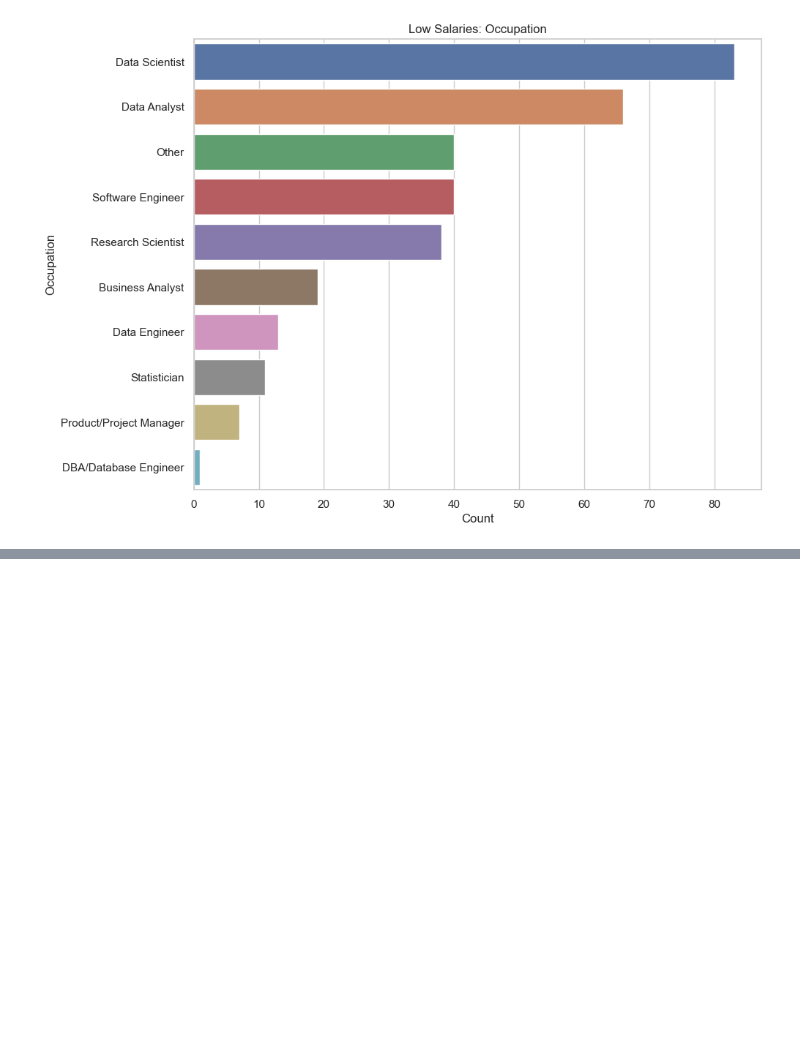
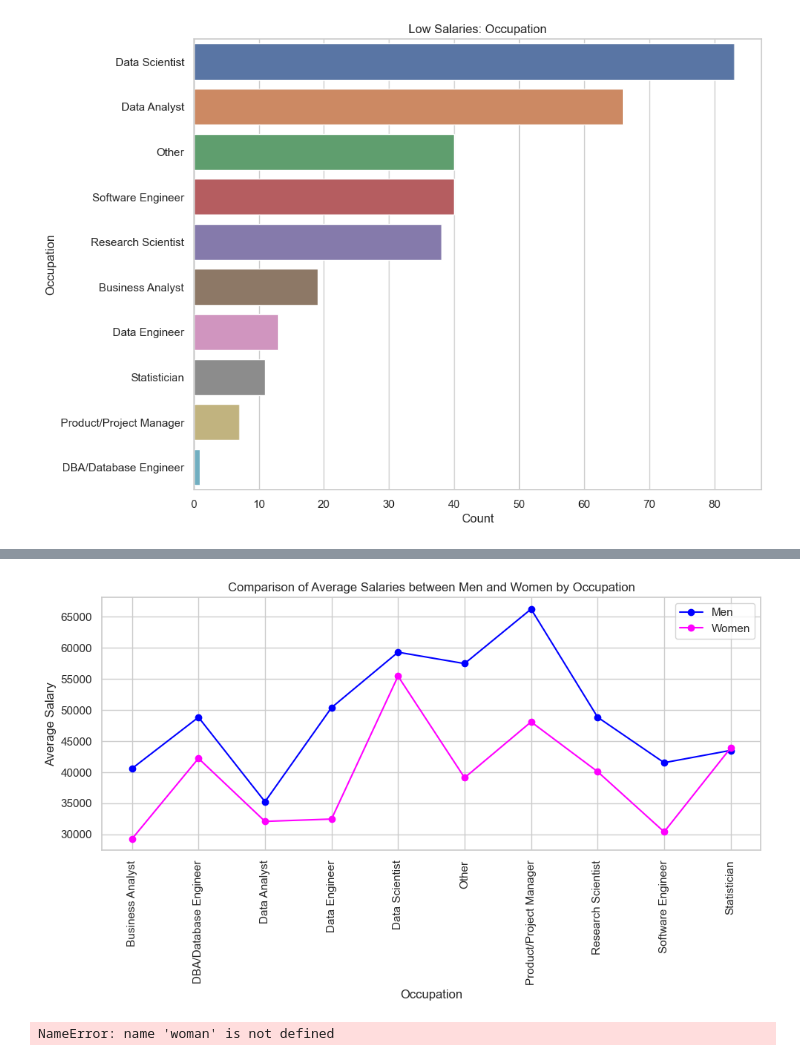
Before and after one commit to CCT-Dublin/capstone-project-feb-2024-ft-YumikoBejarano, a Jupyter notebook: CA 1 – Capstone Project Proposal.ipynb, the cells around one changed output, grey strips where cells are left out. Cells and saved outputs as stored; diff of their text form; code cells hidden in the pictures; blank space fills up the shorter version.

```diff
--- a/CA 1 – Capstone Project Proposal.ipynb
+++ b/CA 1 – Capstone Project Proposal.ipynb
@@ -811,0 +1268,42 @@ salaries
+# %%
+import matplotlib.pyplot as plt
+
+# Plotting average salaries for men and women by occupation
+plt.figure(figsize=(10, 6))
+
+plt.plot(average_salary_combined['Occupation'],
+         average_salary_combined['Range_Start_men'],
+         marker='o', color='blue', label='Men')
+
+plt.plot(average_salary_combined['Occupation'],
+         average_salary_combined['Range_Start_women'],
+         marker='o', color='fuchsia', label='Women')
+
+plt.title('Comparison of Average Salaries between Men and Women by Occupation')
+plt.xlabel('Occupation')
+plt.ylabel('Average Salary')
+plt.xticks(rotation=90)
+plt.legend()
+plt.grid(True)
+plt.tight_layout()
+
+plt.show()
+# %% [output]
+[figure, added]
+# %%
+
+
+# Gender Distribution by Age Group - Age Group Distribution
+# Mostrar los resultados en un DataFrame
+results_df = pd.DataFrame({
+    'Age_Group': totals.index,
+    'Total_Gender': totals['Gender'],
+    'Female_Respondents': age['Female'],
+    'Male_Respondents': age['Male']
+})
+
+# Mostrar el DataFrame
+print("Resultados del gráfico en un DataFrame:")
+results_df
+# %% [output]
+NameError: name 'woman' is not defined
```
Also changed, not shown: parts of 40 cells of this notebook, 1 other file.
